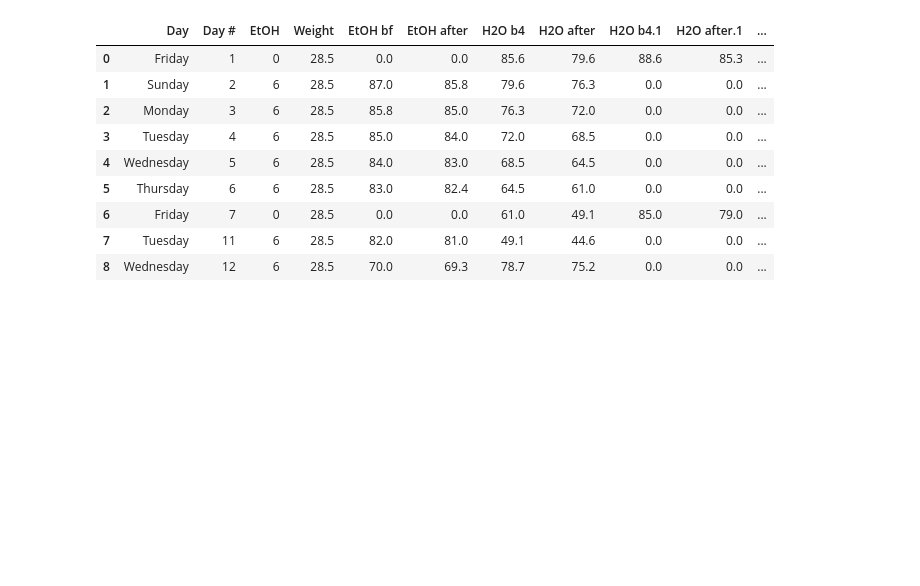
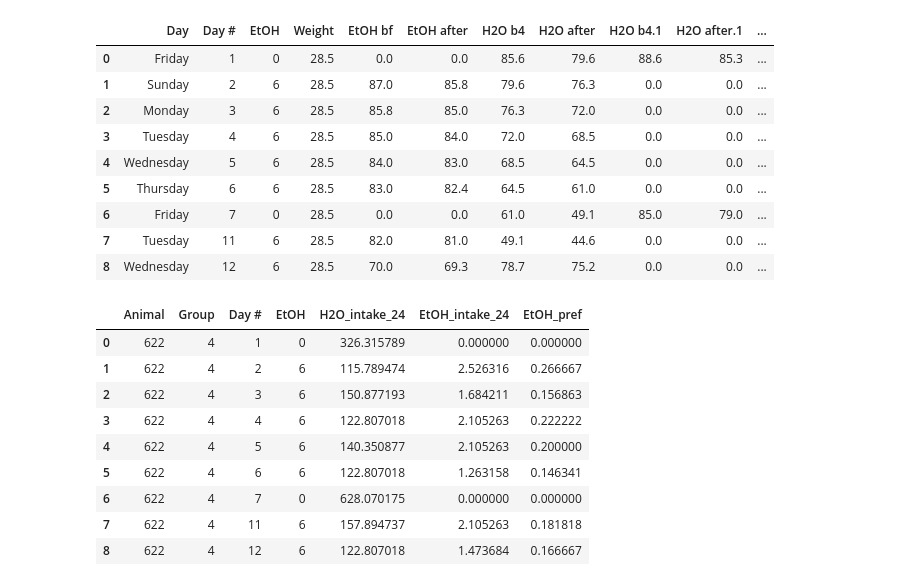
Before and after one commit to grace3999/TwoBottleChoice, a Jupyter notebook: 2BC_6%_dep_quinine.ipynb, the cells around one changed output. Drawn from its saved outputs; the diff is of its cells as text; code cells hidden in the pictures; blank space fills up the shorter version.

```diff
--- a/2BC_6%_dep_quinine.ipynb
+++ b/2BC_6%_dep_quinine.ipynb
@@ -164,3 +165,18 @@ data_calc.head(9)
 | 6 | Friday | 7 | 0 | 28.5 | 0.0 | 0.0 | 61.0 | 49.1 | 85.0 | 79.0 | ... |
 | 7 | Tuesday | 11 | 6 | 28.5 | 82.0 | 81.0 | 49.1 | 44.6 | 0.0 | 0.0 | ... |
 | 8 | Wednesday | 12 | 6 | 28.5 | 70.0 | 69.3 | 78.7 | 75.2 | 0.0 | 0.0 | ... |
+# %%
+#select relevant columns for further analysis
+data_calc_only = data_calc[['Animal', 'Group', 'Day #', 'EtOH', 'H2O_intake_24', 'EtOH_intake_24', 'EtOH_pref']]
+data_calc_only.head(9)
+# %% [output]
+|  | Animal | Group | Day # | EtOH | H2O_intake_24 | EtOH_intake_24 | EtOH_pref |
+| 0 | 622 | 4 | 1 | 0 | 326.315789 | 0.000000 | 0.000000 |
+| 1 | 622 | 4 | 2 | 6 | 115.789474 | 2.526316 | 0.266667 |
+| 2 | 622 | 4 | 3 | 6 | 150.877193 | 1.684211 | 0.156863 |
+| 3 | 622 | 4 | 4 | 6 | 122.807018 | 2.105263 | 0.222222 |
+| 4 | 622 | 4 | 5 | 6 | 140.350877 | 2.105263 | 0.200000 |
+| 5 | 622 | 4 | 6 | 6 | 122.807018 | 1.263158 | 0.146341 |
+| 6 | 622 | 4 | 7 | 0 | 628.070175 | 0.000000 | 0.000000 |
+| 7 | 622 | 4 | 11 | 6 | 157.894737 | 2.105263 | 0.181818 |
+| 8 | 622 | 4 | 12 | 6 | 122.807018 | 1.473684 | 0.166667 |
```
Also changed, not shown: parts of 21 cells of this notebook.
